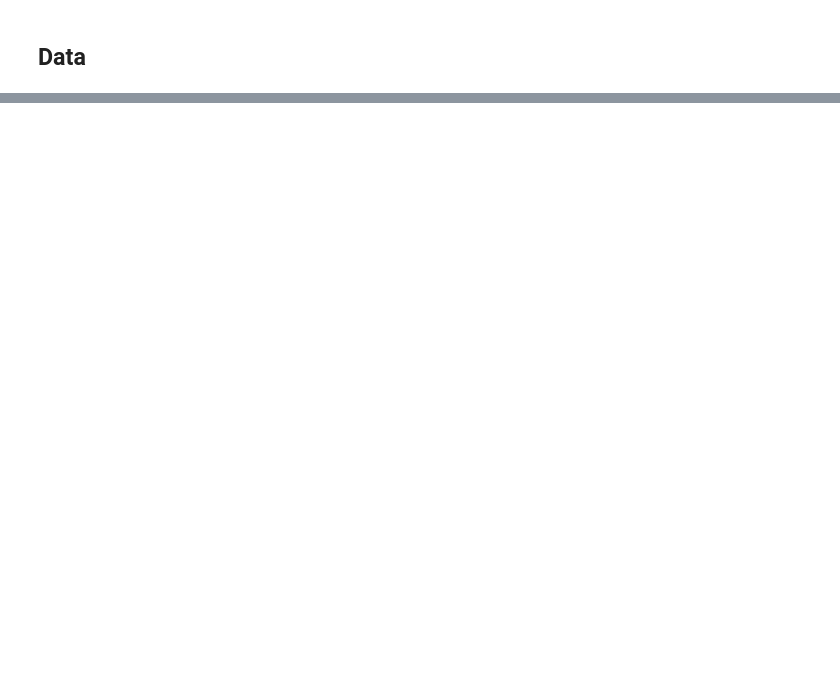
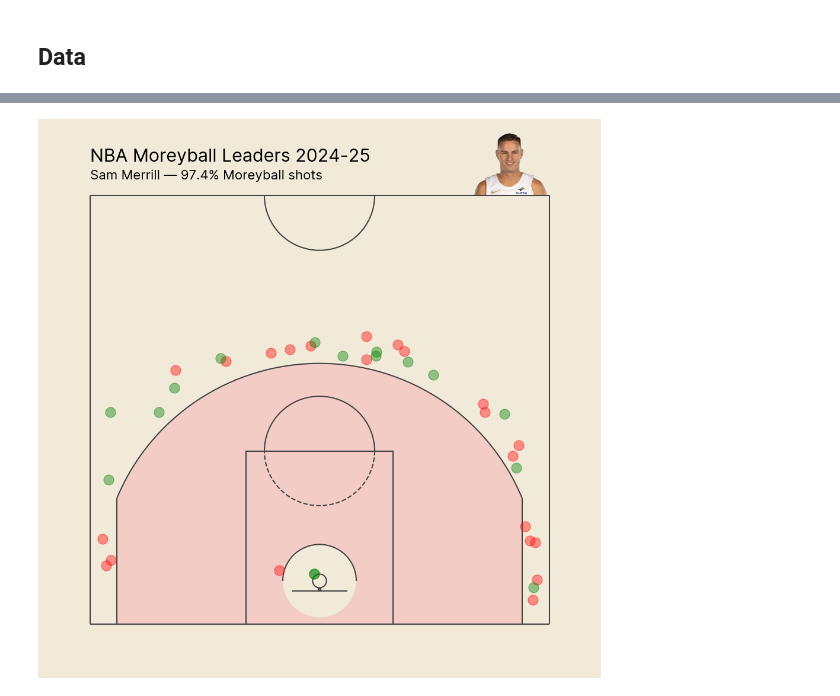
Before and after one commit to penborter/nba-data, a Jupyter notebook: utilities/CourtPlot.ipynb, the cells around one changed output, grey strips where cells are left out. Drawn from its saved outputs; the diff is of its cells as text; code cells hidden in the pictures; blank space fills up the shorter version.

Commit message:
Updated CourtPlot notebook

```diff
--- a/utilities/CourtPlot.ipynb
+++ b/utilities/CourtPlot.ipynb
@@ -36,13 +24,5 @@ from nba_api.stats.endpoints import shotchartdetail
 from nba_api.stats.library.parameters import Season
 
 player_dict = players.get_active_players()
-# %%
-def plot_shot_chart(player_name, season):
-
-  # Retrieve player name from player dictionary
-  player_id = [player['id'] for player in player_dict if player['full_name'].lower() == player_name.lower()][0]
-
-  shotsDF = get_shooting_locations(player_id=player_id, season=season)
-  plot_shots(shotsDF)
 # %% [markdown]
 ## Plotting
@@ -130,0 +29,9 @@ def plot_shots(shotsDF):
+# %%
+font_dirs = ['/fonts/']
+font_files = font_manager.findSystemFonts(fontpaths=font_dirs)
+
+for font_file in font_files:
+    font_manager.fontManager.addfont(font_file)
+
+# set font
+plt.rcParams['font.family'] = 'Inter'
@@ -130,0 +120,12 @@ def plot_shots(shotsDF):
+# %%
+# Open an image from the Internet
+def open_image_online(url_adress):
+    response = requests.get(url_adress) # Send http request to the url adress
+
+    # Make sure everything went right
+    if response.status_code == 200:
+        image_bytes = BytesIO(response.content) # Get content
+        image = Image.open(image_bytes) # Open the image
+        return image # Output
+    else:
+        print("Failed to download image:", response.status_code)
@@ -161,0 +210,8 @@ def get_shooting_locations(team_id=0, player_id=203999, season=season): #Default
+# %%
+def plot_shot_chart(player_name, season=Season.current_season, bg='#F4F5EF', ec='#2A4644', fc='#FBE9E2', percent=100):
+
+  # Retrieve player name from player dictionary
+  player_id = [player['id'] for player in player_dict if player['full_name'].lower() == player_name.lower()][0]
+
+  shotsDF = get_shooting_locations(player_id=player_id, season=season)
+  plot_shots(shotsDF, player_name, bg=bg, ec=ec, fc=fc, percent=percent, season=season)
@@ -161,0 +222,5 @@ def get_shooting_locations(team_id=0, player_id=203999, season=season): #Default
+# %%
+player_name = 'Sam Merrill'
+plot_shot_chart(player_name, bg='#f2ead9', ec='#444444', fc='#f3ccc5', percent=97.4)
+# %% [output]
+[figure, added]
```
Also changed, not shown: parts of 13 cells of this notebook, 4 other files.
